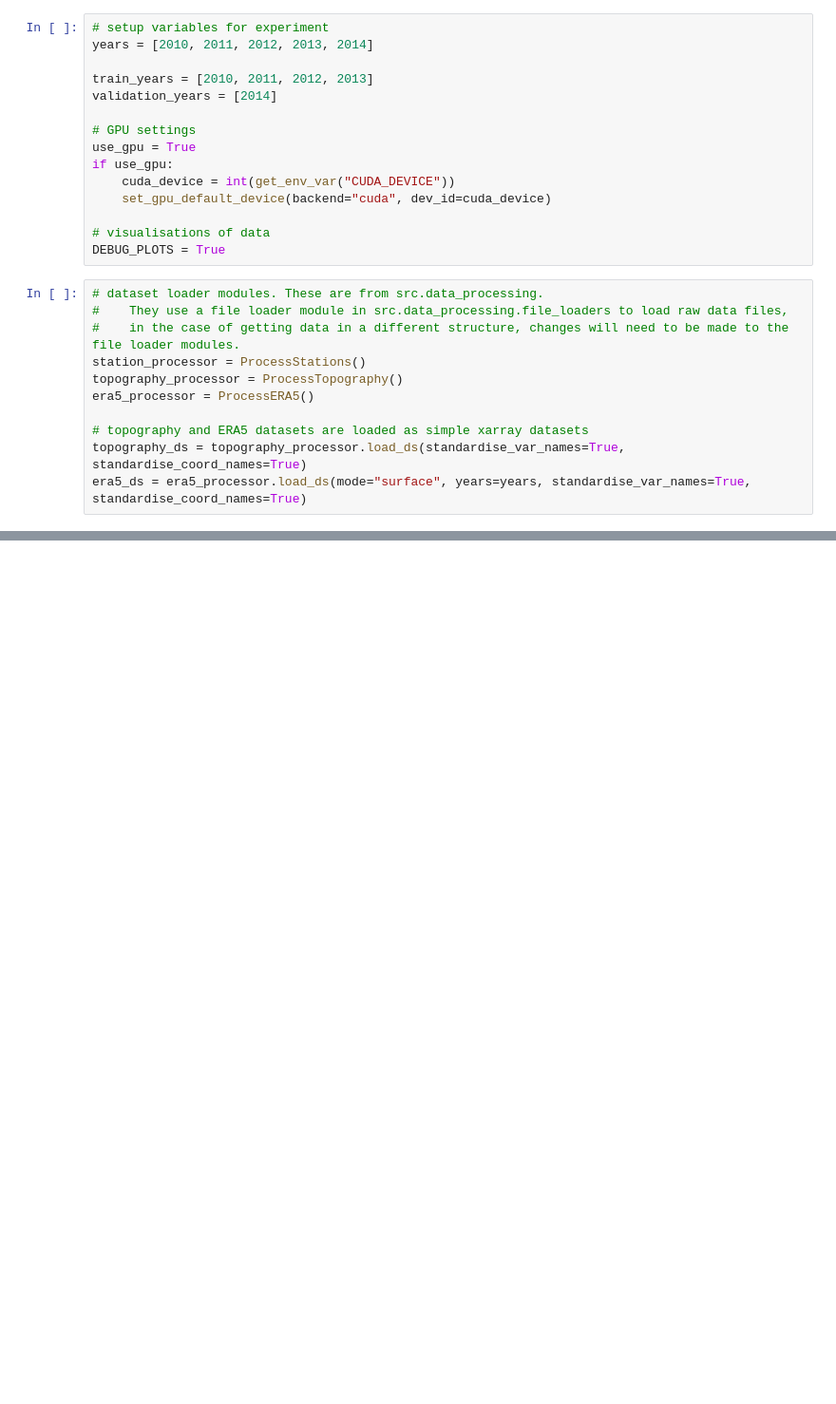
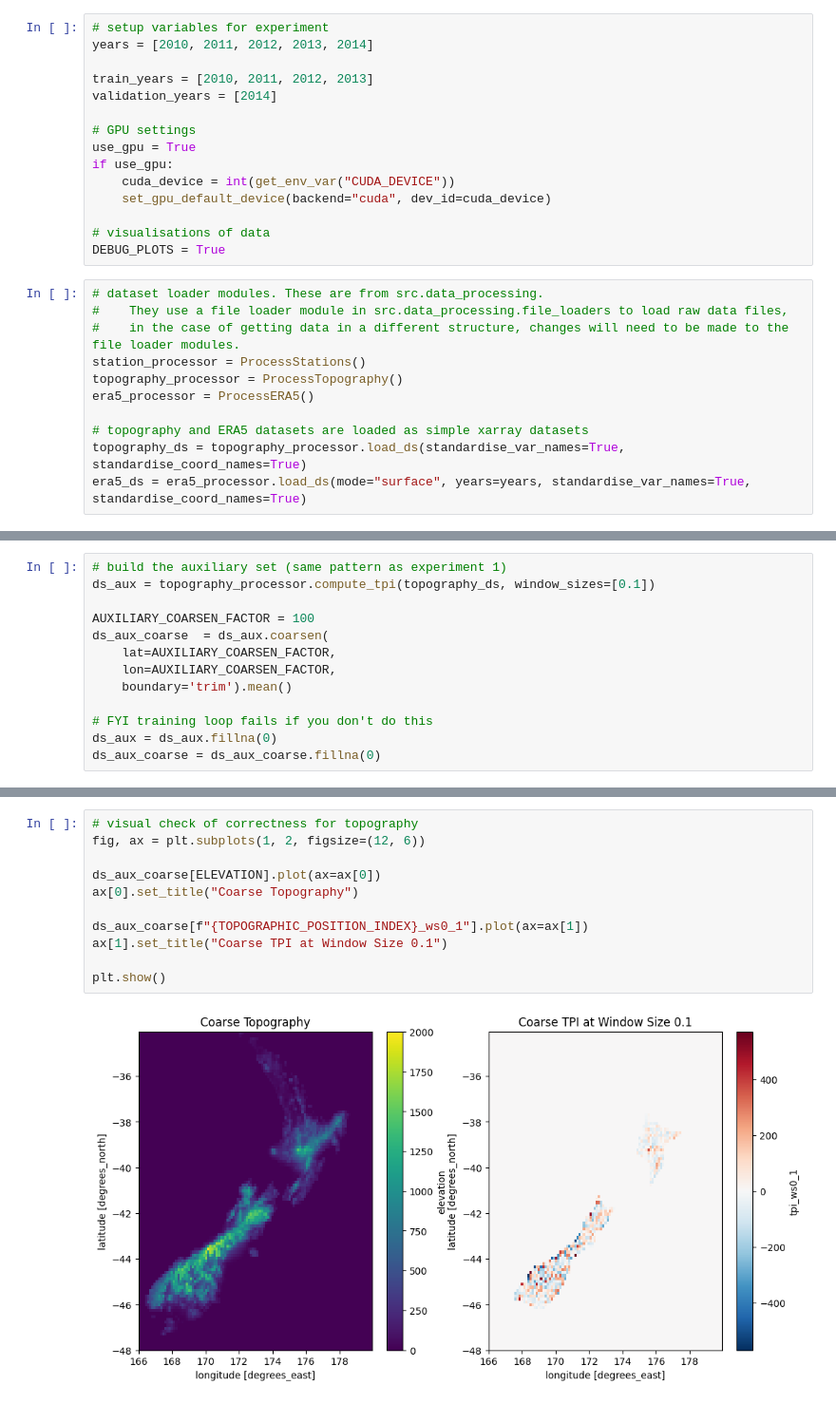
Before and after one commit to LennoxC/convcnp-assim-nz, a Jupyter notebook: notebooks/experiments/exp2_transfer_learning.ipynb, the cells around one changed output, grey strips where cells are left out. Shown at 95% size. Saved outputs shown, nothing was run; the diff lists cells and outputs as text; blank space fills up the shorter version.

```diff
--- a/notebooks/experiments/exp2_transfer_learning.ipynb
+++ b/notebooks/experiments/exp2_transfer_learning.ipynb
@@ -84,0 +120,13 @@ era5_ds = era5_processor.load_ds(mode="surface", years=years, standardise_var_na
+# %%
+# build the auxiliary set (same pattern as experiment 1)
+ds_aux = topography_processor.compute_tpi(topography_ds, window_sizes=[0.1])
+
+AUXILIARY_COARSEN_FACTOR = 100
+ds_aux_coarse  = ds_aux.coarsen(
+    lat=AUXILIARY_COARSEN_FACTOR,
+    lon=AUXILIARY_COARSEN_FACTOR,
+    boundary='trim').mean()
+
+# FYI training loop fails if you don't do this
+ds_aux = ds_aux.fillna(0)
+ds_aux_coarse = ds_aux_coarse.fillna(0)
@@ -84,0 +161,13 @@ era5_ds = era5_processor.load_ds(mode="surface", years=years, standardise_var_na
+# %%
+# visual check of correctness for topography
+fig, ax = plt.subplots(1, 2, figsize=(12, 6))
+
+ds_aux_coarse[ELEVATION].plot(ax=ax[0])
+ax[0].set_title("Coarse Topography")
+
+ds_aux_coarse[f"{TOPOGRAPHIC_POSITION_INDEX}_ws0_1"].plot(ax=ax[1])
+ax[1].set_title("Coarse TPI at Window Size 0.1")
+
+plt.show()
+# %% [output]
+[figure, added]
```
Also changed, not shown: parts of 9 cells of this notebook.
